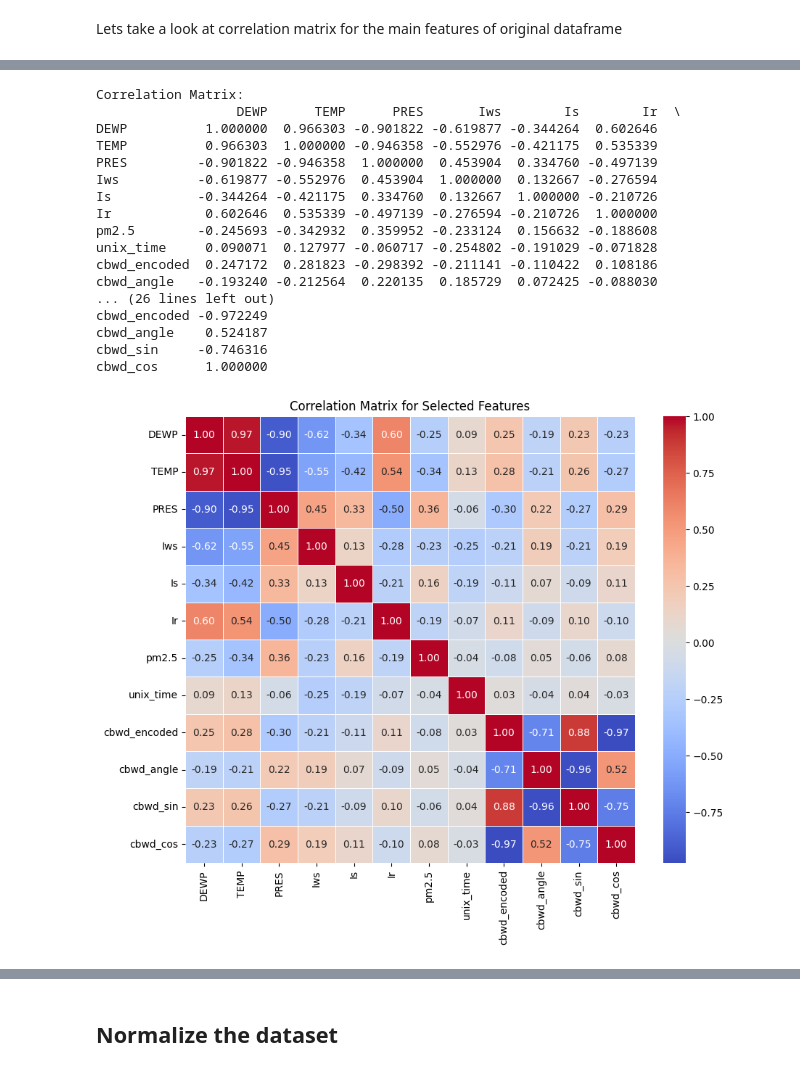
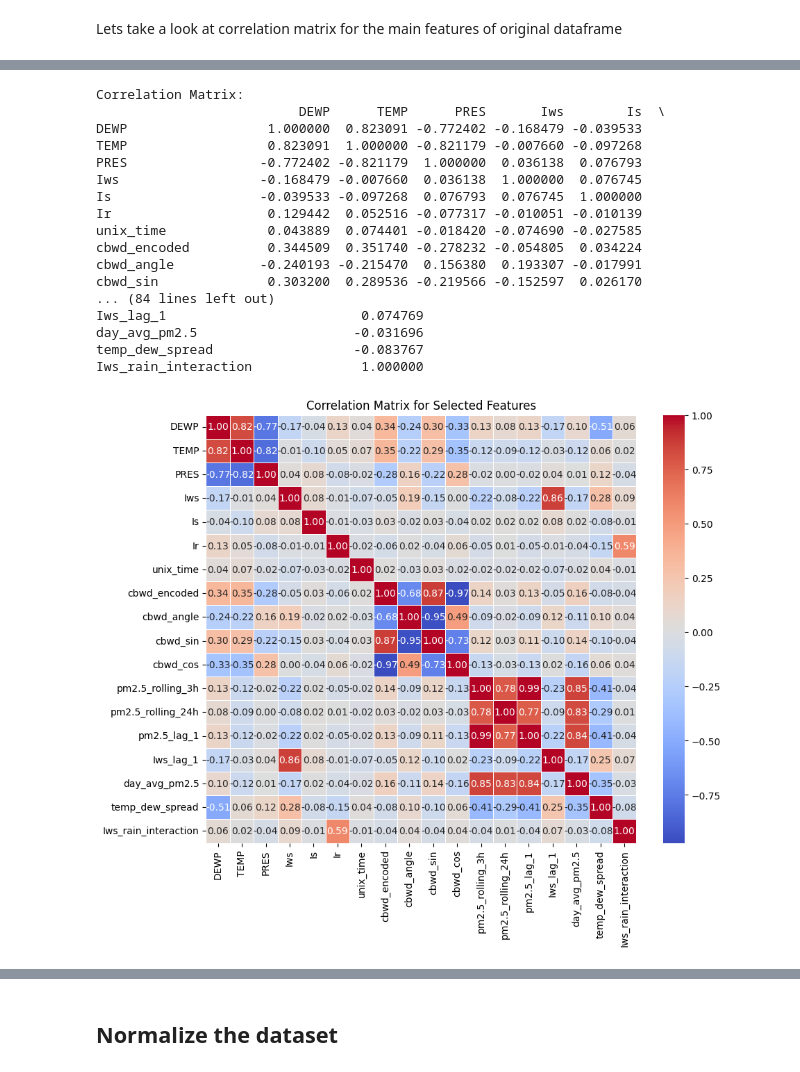
Before and after one commit to PSswathi/aai-530-group3-final-project-smartaq, a Jupyter notebook: EDA_LSTM_implementation_swathi.ipynb, the cells around one changed output, grey strips where cells are left out. Drawn from its saved outputs; the diff is of its cells as text; code cells hidden in the pictures.

```diff
--- a/EDA_LSTM_implementation_swathi.ipynb
+++ b/EDA_LSTM_implementation_swathi.ipynb
@@ -311,13 +397,13 @@ for variable in variables_to_plot:
 ## Feature Engineering
 # %%
 # Combine year, month, day, and hour to create 'Datetime'
-df['datetime'] = pd.to_datetime(df_raw[['year', 'month', 'day', 'hour']])
+df_cleaned['datetime'] = pd.to_datetime(df_raw[['year', 'month', 'day', 'hour']])
 
 # 'Datetime' as the index
-df.set_index('datetime', inplace=True)
+df_cleaned.set_index('datetime', inplace=True)
 
 # Group by monthly intervals and calculate the mean
-monthly_avg = df.groupby(
+monthly_avg = df_cleaned.groupby(
     pd.Grouper(freq='M')  # 'M' represents monthly frequency
 )[['DEWP', 'TEMP', 'PRES', 'Iws', 'Is', 'Ir','pm2.5']].mean().reset_index()
 
@@ -428,0 +521,8 @@ Processed 30-Day Moving Average Data:
+# %%
+wind_mapping = {'NW': 1, 'NE': 2, 'SW': 3, 'SE': 4}
+df_cleaned['cbwd_encoded'] = df_cleaned['cbwd'].map(wind_mapping)
+
+wind_angles = {'NW': 315, 'NE': 45, 'SW': 225, 'SE': 135}  # Approximate wind angles
+df_cleaned['cbwd_angle'] = df_cleaned['cbwd'].map(wind_angles)
+df_cleaned['cbwd_sin'] = np.sin(np.radians(df_cleaned['cbwd_angle']))
+df_cleaned['cbwd_cos'] = np.cos(np.radians(df_cleaned['cbwd_angle']))
@@ -428,0 +543,15 @@ Processed 30-Day Moving Average Data:
+# %%
+df_cleaned['pm2.5_rolling_3h'] = df_cleaned['pm2.5'].rolling(window=3).mean()
+df_cleaned['pm2.5_rolling_24h'] = df_cleaned['pm2.5'].rolling(window=24).mean()
+
+df_cleaned['pm2.5_lag_1'] = df_cleaned['pm2.5'].shift(1)
+df_cleaned['Iws_lag_1'] = df_cleaned['Iws'].shift(1)
+
+# daily averages for pm2.5
+df_cleaned['day_avg_pm2.5'] = df_cleaned.groupby(['year', 'month', 'day'])['pm2.5'].transform('mean')
+
+# temparature dew-point spread which impacts air-quality
+df_cleaned['temp_dew_spread'] = df_cleaned['TEMP'] - df_cleaned['DEWP']
+
+# interaction feature between windspeed and rainfall which affects pm2.5 dispersion
+df_cleaned['Iws_rain_interaction'] = df_cleaned['Iws'] * df_cleaned['Ir']
@@ -517,36 +585,36 @@ df_moving_avg.tail()
 # %%
 # Select the features of interest
-selected_features = ['DEWP', 'TEMP', 'PRES', 'Iws', 'Is', 'Ir', 'pm2.5', 'unix_time', 'cbwd_encoded', 'cbwd_angle',	'cbwd_sin',	'cbwd_cos']
-df_selected = df_moving_avg[selected_features]
+selected_features = ['DEWP', 'TEMP', 'PRES', 'Iws', 'Is', 'Ir', 'unix_time', 'cbwd_encoded', 'cbwd_angle',	'cbwd_sin',	'cbwd_cos', 'pm2.5_rolling_3h', 'pm2.5_rolling_24h', 'pm2.5_lag_1', 'Iws_lag_1', 'day_avg_pm2.5', 'temp_dew_spread', 'Iws_rain_interaction']
+df_selected = df_cleaned[selected_features]
 
 # Compute the correlation matrix
 correlation_matrix = df_selected.corr()
 
 # Display the correlation matrix
 print("Correlation Matrix:")
 print(correlation_matrix)
 
 # Visualize the correlation matrix as a heatmap
 plt.figure(figsize=(10, 8))
 sns.heatmap(correlation_matrix, annot=True, cmap='coolwarm', fmt=".2f", linewidths=0.5)
 plt.title("Correlation Matrix for Selected Features")
 plt.show()
 # %% [output]
 Correlation Matrix:
-                  DEWP      TEMP      PRES       Iws        Is        Ir  \
-DEWP          1.000000  0.966303 -0.901822 -0.619877 -0.344264  0.602646
-TEMP          0.966303  1.000000 -0.946358 -0.552976 -0.421175  0.535339
-PRES         -0.901822 -0.946358  1.000000  0.453904  0.334760 -0.497139
-Iws          -0.619877 -0.552976  0.453904  1.000000  0.132667 -0.276594
-Is           -0.344264 -0.421175  0.334760  0.132667  1.000000 -0.210726
-Ir            0.602646  0.535339 -0.497139 -0.276594 -0.210726  1.000000
-pm2.5        -0.245693 -0.342932  0.359952 -0.233124  0.156632 -0.188608
-unix_time     0.090071  0.127977 -0.060717 -0.254802 -0.191029 -0.071828
-cbwd_encoded  0.247172  0.281823 -0.298392 -0.211141 -0.110422  0.108186
-cbwd_angle   -0.193240 -0.212564  0.220135  0.185729  0.072425 -0.088030
-... (26 lines left out)
-cbwd_encoded -0.972249
-cbwd_angle    0.524187
-cbwd_sin     -0.746316
-cbwd_cos      1.000000
+                          DEWP      TEMP      PRES       Iws        Is  \
+DEWP                  1.000000  0.823091 -0.772402 -0.168479 -0.039533
+TEMP                  0.823091  1.000000 -0.821179 -0.007660 -0.097268
+PRES                 -0.772402 -0.821179  1.000000  0.036138  0.076793
+Iws                  -0.168479 -0.007660  0.036138  1.000000  0.076745
+Is                   -0.039533 -0.097268  0.076793  0.076745  1.000000
+Ir                    0.129442  0.052516 -0.077317 -0.010051 -0.010139
+unix_time             0.043889  0.074401 -0.018420 -0.074690 -0.027585
+cbwd_encoded          0.344509  0.351740 -0.278232 -0.054805  0.034224
+cbwd_angle           -0.240193 -0.215470  0.156380  0.193307 -0.017991
+cbwd_sin              0.303200  0.289536 -0.219566 -0.152597  0.026170
+... (84 lines left out)
+Iws_lag_1                         0.074769
+day_avg_pm2.5                    -0.031696
+temp_dew_spread                  -0.083767
+Iws_rain_interaction              1.000000
-[figure, old version]
+[figure, new version]
```
Also changed, not shown: parts of 51 cells of this notebook, 5 other files.
